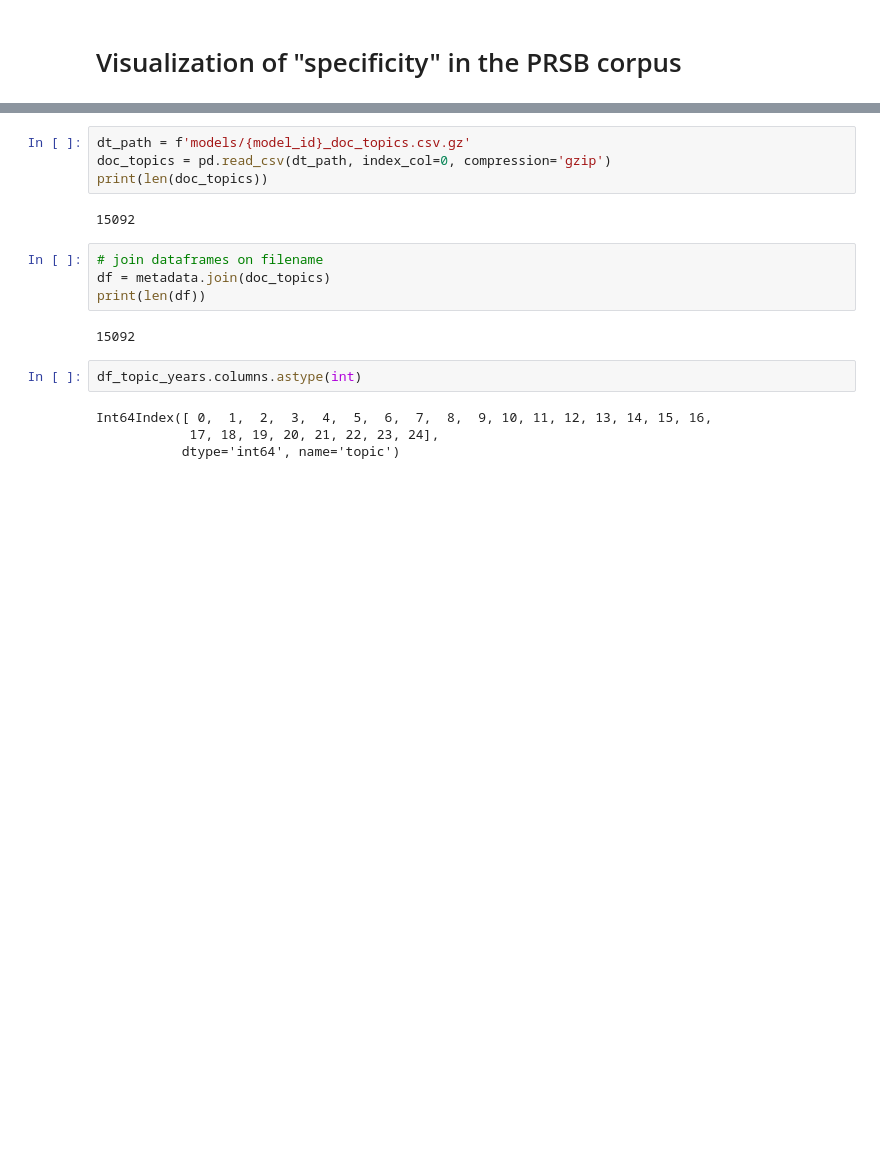
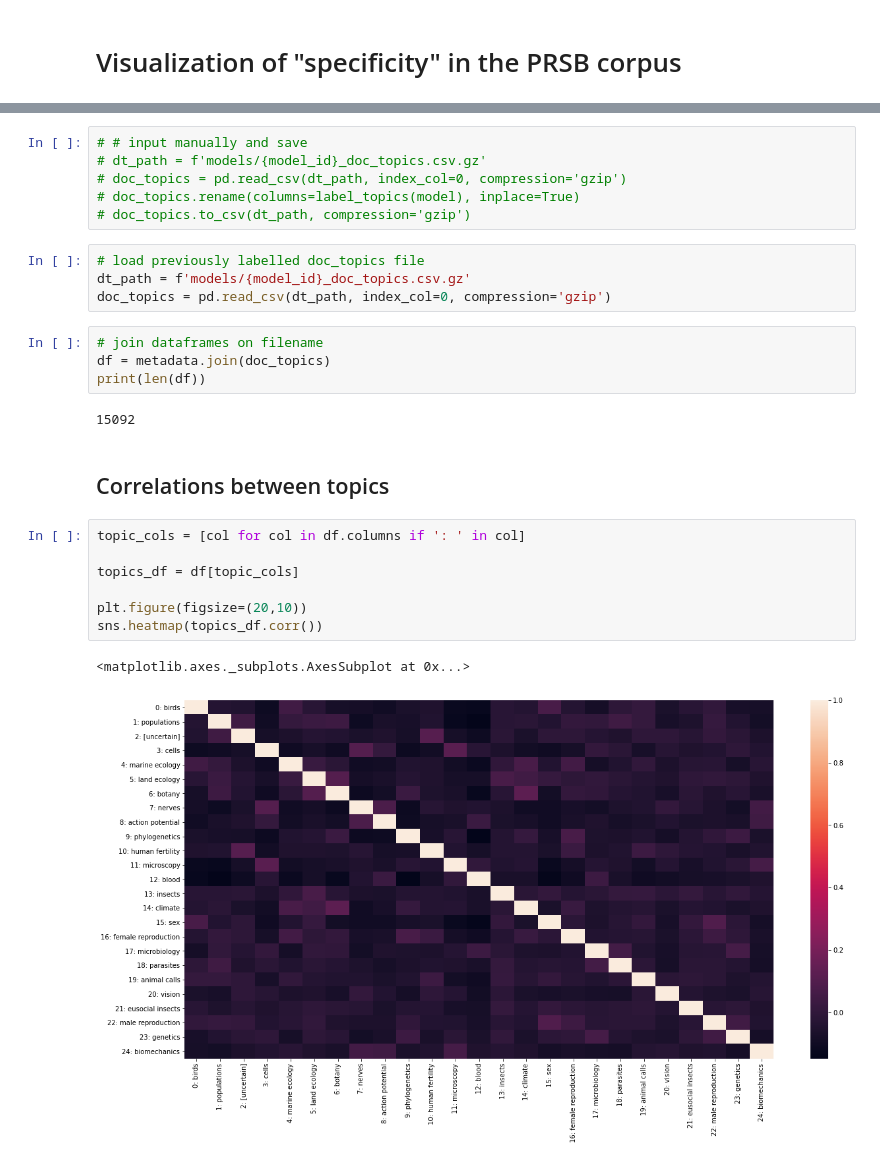
Before and after one commit to omlean/The-Specificity-Project, a Jupyter notebook: visualization.ipynb, the cells around one changed output, grey strips where cells are left out. Drawn from its saved outputs; the diff is of its cells as text; blank space fills up the shorter version.

Commit message:
More visualizations added

```diff
--- a/visualization.ipynb
+++ b/visualization.ipynb
@@ -44,18 +56,28 @@ print(len(metadata))
+# %%
+# # input manually and save
+# dt_path = f'models/{model_id}_doc_topics.csv.gz'
+# doc_topics = pd.read_csv(dt_path, index_col=0, compression='gzip')
+# doc_topics.rename(columns=label_topics(model), inplace=True)
+# doc_topics.to_csv(dt_path, compression='gzip')
 # %%
+# load previously labelled doc_topics file
 dt_path = f'models/{model_id}_doc_topics.csv.gz'
 doc_topics = pd.read_csv(dt_path, index_col=0, compression='gzip')
-print(len(doc_topics))
-# %% [output]
-15092
 # %%
 # join dataframes on filename
 df = metadata.join(doc_topics)
 print(len(df))
 # %% [output]
 15092
-# %%
-df_topic_years.columns.astype(int)
-# %% [output]
-Int64Index([ 0,  1,  2,  3,  4,  5,  6,  7,  8,  9, 10, 11, 12, 13, 14, 15, 16,
-            17, 18, 19, 20, 21, 22, 23, 24],
-           dtype='int64', name='topic')
+# %% [markdown]
+## Correlations between topics
+# %%
+topic_cols = [col for col in df.columns if ': ' in col]
+
+topics_df = df[topic_cols]
+
+plt.figure(figsize=(20,10))
+sns.heatmap(topics_df.corr())
+# %% [output]
+<matplotlib.axes._subplots.AxesSubplot at 0x...>
+[figure, added]
```
Also changed, not shown: parts of 39 cells of this notebook, 5 other files.
